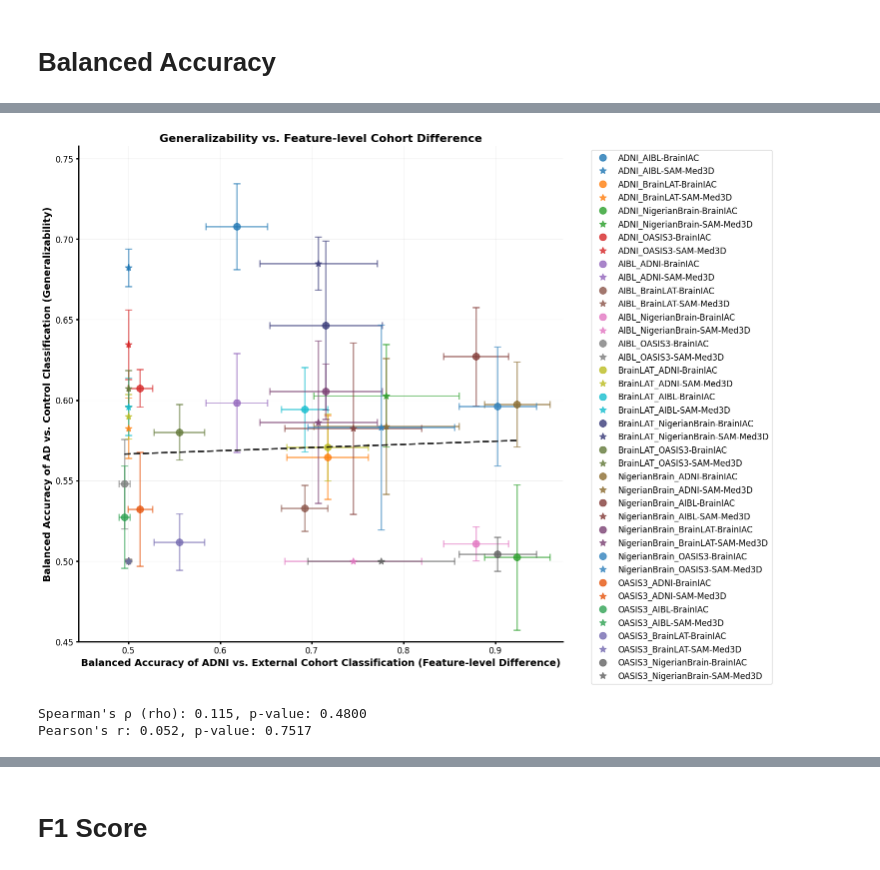
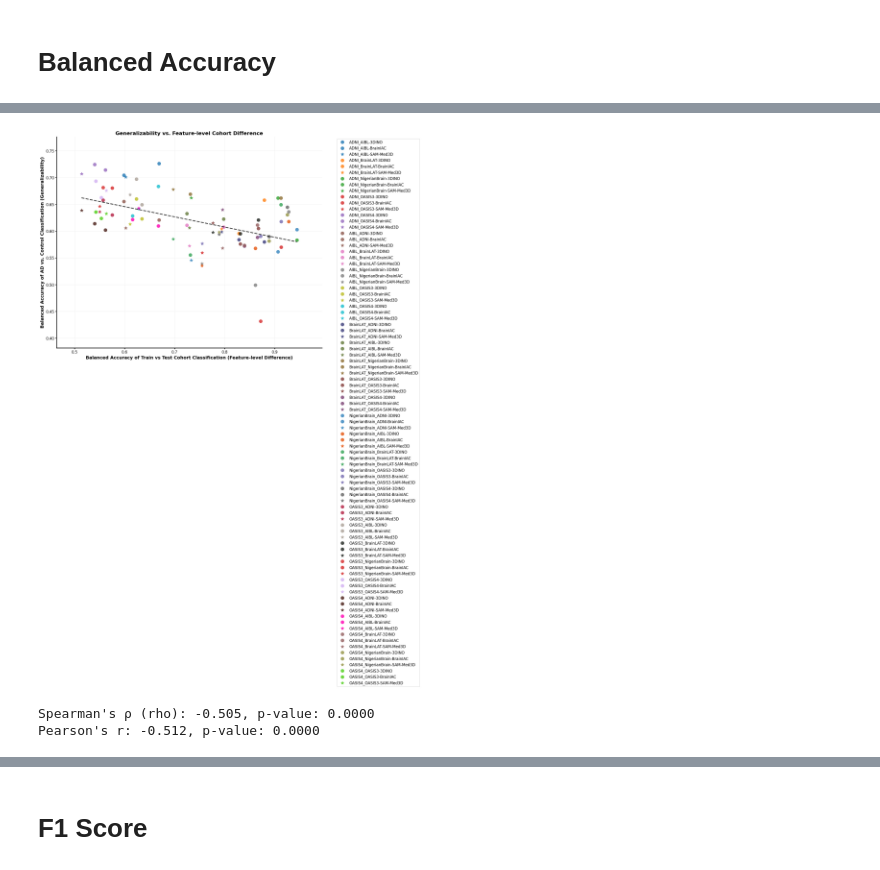
Before and after one commit to kakou34/MFM_Generalization, a Jupyter notebook: src/analysis/correlate.ipynb, the cells around one changed output, grey strips where cells are left out. Saved outputs shown, nothing was run; the diff lists cells and outputs as text; code cells hidden in the pictures.

```diff
--- a/src/analysis/correlate.ipynb
+++ b/src/analysis/correlate.ipynb
@@ -52,6 +90,6 @@ df_disease_sammed.head()
 # %%
-df_cohort_all = pd.concat([df_cohort_sammed, df_cohort_brainiac], axis=0)
-df_disease_all = pd.concat([df_disease_sammed, df_disease_brainiac], axis=0)
+df_cohort_all = pd.concat([df_cohort_sammed, df_cohort_brainiac, df_cohort_dino], axis=0)
+df_disease_all = pd.concat([df_disease_sammed, df_disease_brainiac, df_disease_dino], axis=0)
 
 # remove internal validation results
 df_disease_all = df_disease_all[
@@ -177,5 +210,8 @@ combined_df
 # %%
 combined_df['experiment'] = combined_df['train'] + '_' + combined_df['test'] + '-' + combined_df['model']
+# %%
+combined_df['train_size'] = combined_df['train'].map(sizes_dict)
+combined_df['test_size'] = combined_df['test'].map(sizes_dict)
 # %%
 rho, p_value = stats.spearmanr(combined_df['cohort_mean'], combined_df['disease_mean'])
 rho, p_value
@@ -333,7 +401,7 @@ Pearson's r: 0.013, p-value: 0.9376
 # -------------------------------
 # Model markers
 # -------------------------------
-marker_map = {'BrainIAC': 'o', 'SAM-Med3D': '*'}
+marker_map = {'BrainIAC': 'o', 'SAM-Med3D': '*', '3DINO': 'D'}
 
 # -------------------------------
 # Base colors per fine-tuning cohort
@@ -342,6 +410,7 @@ base_colors = {
     "AIBL": "#1f77b4",        # blue
     "BrainLAT": "#ff7f0e",    # orange
     "OASIS3": "#2ca02c",       # green
+    "OASIS4": "#f2e76e",       # yellow
     "NigerianBrain": "#d62728",  # red
     "ADNI": "#9467bd"         # purple
 }
@@ -357,7 +426,7 @@ def lighten_color(color, amount=0.5):
 shades_per_cohort = {}
 for cohort, base in base_colors.items():
     shades = [base]  # original
-    for amt in [0.3, 0.5, 0.7]:  # lighter shades
+    for amt in [0.1, 0.3, 0.5, 0.7]:  # lighter shades
         shades.append(mcolors.to_hex(lighten_color(base, amt)))
     shades_per_cohort[cohort] = shades
 
@@ -456,7 +525,8 @@ ax.set_ylim(min(mean_adcn_acc)-0.05, max(mean_adcn_acc)+0.05)
 # -------------------------------
 marker_handles = [
     Line2D([0],[0], marker='o', color='black', linestyle='none', markersize=9, label='BrainIAC'),
-    Line2D([0],[0], marker='*', color='black', linestyle='none', markersize=12, label='SAM-Med3D')
+    Line2D([0],[0], marker='*', color='black', linestyle='none', markersize=12, label='SAM-Med3D'),
+    Line2D([0],[0], marker='D', color='black', linestyle='none', markersize=12, label='3DINO')
 ]
 legend1 = ax.legend(handles=marker_handles, title='Model', loc='upper left',
                     bbox_to_anchor=(1.02, 1), fontsize=12, title_fontsize=13)
@@ -475,7 +545,7 @@ for pair, x, y, xerr, yerr, color, marker in plot_data:
         seen_pairs.add(pair)
 
 legend2 = ax.legend(handles=legend_handles, title='Cohort Pairs',
-                    loc='center left', bbox_to_anchor=(1.02, 0.5),
+                    loc='center left', bbox_to_anchor=(1.02, 0.4),
                     fontsize=10, title_fontsize=12)
 
 # Tight layout
@@ -603,5 +660,8 @@ combined_df
 # %%
 combined_df['experiment'] = combined_df['train'] + '_' + combined_df['test'] + '-' + combined_df['model']
+# %%
+combined_df['train_size'] = combined_df['train'].map(sizes_dict)
+combined_df['test_size'] = combined_df['test'].map(sizes_dict)
 # %%
 rho, p_value = stats.spearmanr(combined_df['cohort_mean'], combined_df['disease_mean'])
 rho, p_value
@@ -663,11 +747,21 @@ color_map = dict(zip(dataset_names,  [
     "#e6550d",  # Deep Orange
     "#31a354",  # Bright Green
     "#756bb1",  # Medium Purple
-    "#636363"   # Dark Gray
+    "#636363",   # Dark Gray
+    "#b41f42",  # Blue
+    "#aba198",  # Orange
+    "#1b201b",  # Green
+    "#d62728",  # Red
+    "#d3b1f3",  # Purple
+    "#481d15",  # Brown
+    "#ff00b3",  # Pink
+    "#935d5d",  # Gray
+    "#949444",  # Olive
+    "#4ecf17"  # Teal
 ]))
 
 # Assign markers based on suffix
-marker_map = {'BrainIAC': 'o', 'SAM-Med3D': '*'}
+marker_map = {'BrainIAC': 'o', 'SAM-Med3D': '*', 'DINO': 's'}
 
 mean_cohort_acc = combined_df['cohort_mean'].values
 mean_adcn_acc = combined_df['disease_mean'].values
@@ -689,10 +783,10 @@ plot_data.sort(key=lambda x: x[0])
 # Create figure
 plt.figure(figsize=(15, 12))
 
-# Plot error bars
-for name, x, y, xerr, yerr, color, marker in plot_data:
-    plt.errorbar(x, y, xerr=xerr, yerr=yerr, fmt='none', color=color,
-                 capsize=5, capthick=2, elinewidth=2, alpha=0.6)
+# # Plot error bars
+# for name, x, y, xerr, yerr, color, marker in plot_data:
+#     plt.errorbar(x, y, xerr=xerr, yerr=yerr, fmt='none', color=color,
+#                  capsize=5, capthick=2, elinewidth=2, alpha=0.6)
 
 # Plot scatter points
 for name, x, y, xerr, yerr, color, marker in plot_data:
@@ -710,7 +804,7 @@ plt.plot(x_line, y_line, color='black', linestyle='--', linewidth=2.5, alpha=0.8
          label='_nolegend_')  # prevents trendline from appearing in legend
 
 # Labels and title
-plt.xlabel('Balanced Accuracy of ADNI vs. External Cohort Classification (Feature-level Difference)', fontsize=14, fontweight='bold')
+plt.xlabel('Balanced Accuracy of Train vs Test Cohort Classification (Feature-level Difference)', fontsize=14, fontweight='bold')
 plt.ylabel('Balanced Accuracy of AD vs. Control Classification (Generalizability)', fontsize=14, fontweight='bold')
 plt.title('Generalizability vs. Feature-level Cohort Difference', fontsize=16, fontweight='bold')
 
@@ -723,36 +817,36 @@ ax.spines['left'].set_linewidth(2)
 ax.tick_params(width=2, labelsize=12)
 
 ax = plt.gca()
 ax.yaxis.set_major_formatter(mticker.FormatStrFormatter('%.2f'))
 
 # Grid
 plt.grid(True, alpha=0.2, linestyle='-')
 
 # Axis limits with padding
 plt.xlim(min(mean_cohort_acc) - 0.05, max(mean_cohort_acc) + 0.05)
 plt.ylim(min(mean_adcn_acc) - 0.05, max(mean_adcn_acc) + 0.05)
 
 # Legend below plot, alphabetical order
 handles, labels = ax.get_legend_handles_labels()
 sorted_handles_labels = sorted(zip(labels, handles), key=lambda x: x[0])
 labels_sorted, handles_sorted = zip(*sorted_handles_labels)
 plt.legend(handles_sorted, labels_sorted, bbox_to_anchor=(1.05, 1), loc='upper left',
            fontsize=12)
 
 plt.tight_layout()
 plt.show()
 
 # Spearman correlation
 rho, p_value = stats.spearmanr(mean_cohort_acc, mean_adcn_acc)
 print(f"Spearman's ρ (rho): {rho:.3f}, p-value: {p_value:.4f}")
 
 # Pearson correlation
 pearson_r, pearson_p = stats.pearsonr(mean_cohort_acc, mean_adcn_acc)
 print(f"Pearson's r: {pearson_r:.3f}, p-value: {pearson_p:.4f}")
 # %% [output]
-[figure, old version]
+[figure, new version]
-Spearman's ρ (rho): 0.115, p-value: 0.4800
-Pearson's r: 0.052, p-value: 0.7517
+Spearman's ρ (rho): -0.505, p-value: 0.0000
+Pearson's r: -0.512, p-value: 0.0000
 # %%
 # -------------------------------
 # Model markers
```
Also changed, not shown: parts of 40 cells of this notebook.
